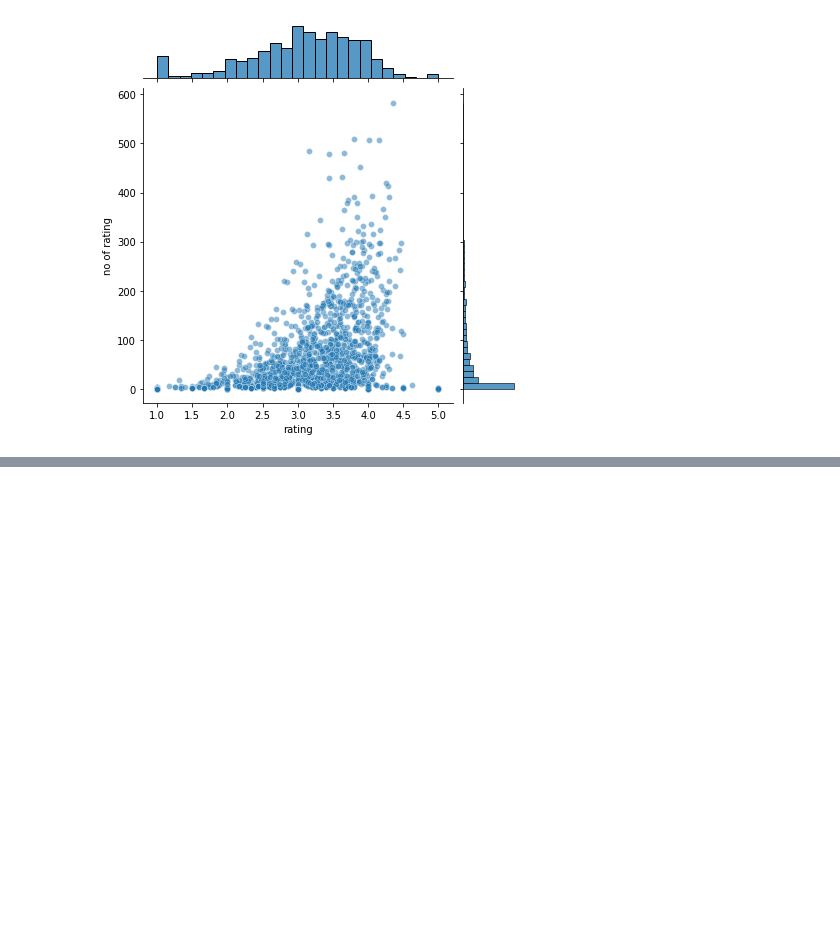
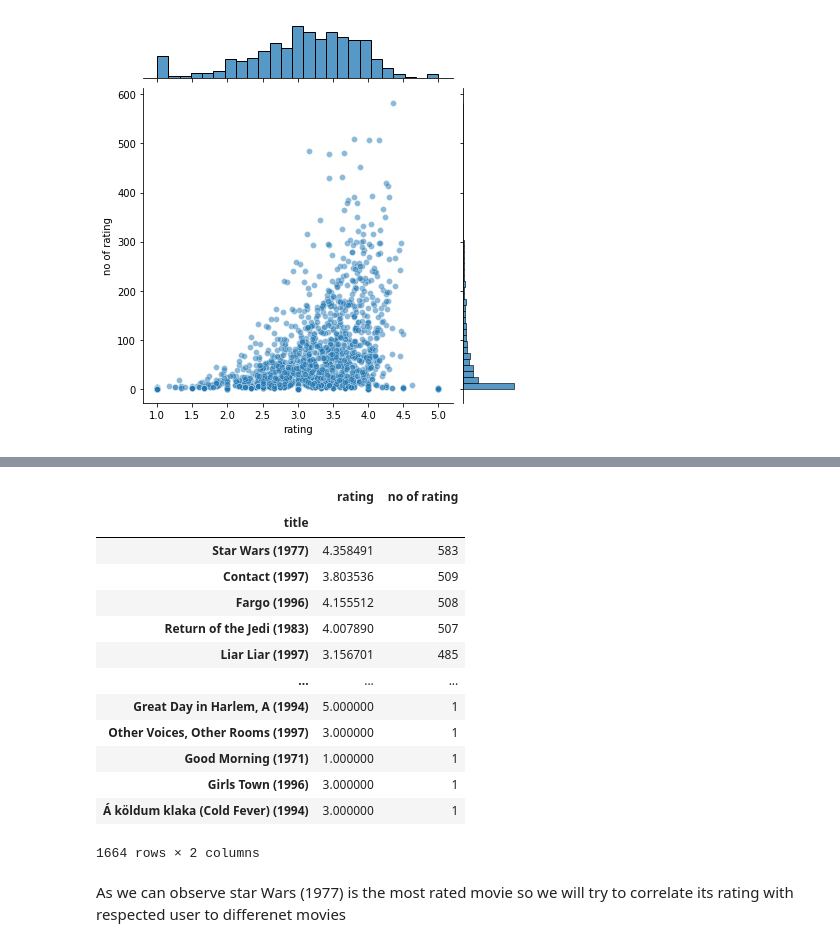
Before and after one commit to rohan-singh987/DataScience, a Jupyter notebook: movieRecommendationSystem/movieRecomendation.ipynb, the cells around one changed output, grey strips where cells are left out. Cells and saved outputs as stored; diff of their text form; code cells hidden in the pictures; blank space fills up the shorter version.

```diff
--- a/movieRecommendationSystem/movieRecomendation.ipynb
+++ b/movieRecommendationSystem/movieRecomendation.ipynb
@@ -264,0 +300,19 @@ sns.jointplot(x= "rating", y='no of rating' , data=ratings, alpha=0.5)
+# %%
+ratings.sort_values('no of rating', ascending=False)
+# %% [output]
+|  | rating | no of rating |
+| title |  |  |
+| Star Wars (1977) | 4.358491 | 583 |
+| Contact (1997) | 3.803536 | 509 |
+| Fargo (1996) | 4.155512 | 508 |
+| Return of the Jedi (1983) | 4.007890 | 507 |
+| Liar Liar (1997) | 3.156701 | 485 |
+| ... | ... | ... |
+| Great Day in Harlem, A (1994) | 5.000000 | 1 |
+| Other Voices, Other Rooms (1997) | 3.000000 | 1 |
+| Good Morning (1971) | 1.000000 | 1 |
+| Girls Town (1996) | 3.000000 | 1 |
+| Á köldum klaka (Cold Fever) (1994) | 3.000000 | 1 |
+1664 rows × 2 columns
+# %% [markdown]
+As we can observe star Wars (1977) is the most rated movie so we will try to correlate its rating with respected user to differenet movies
```
Also changed, not shown: parts of 17 cells of this notebook.
